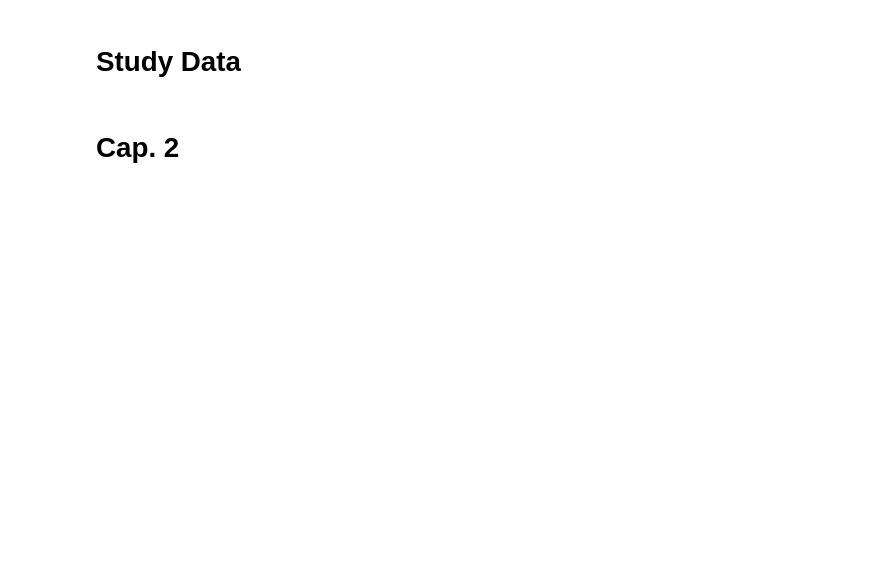
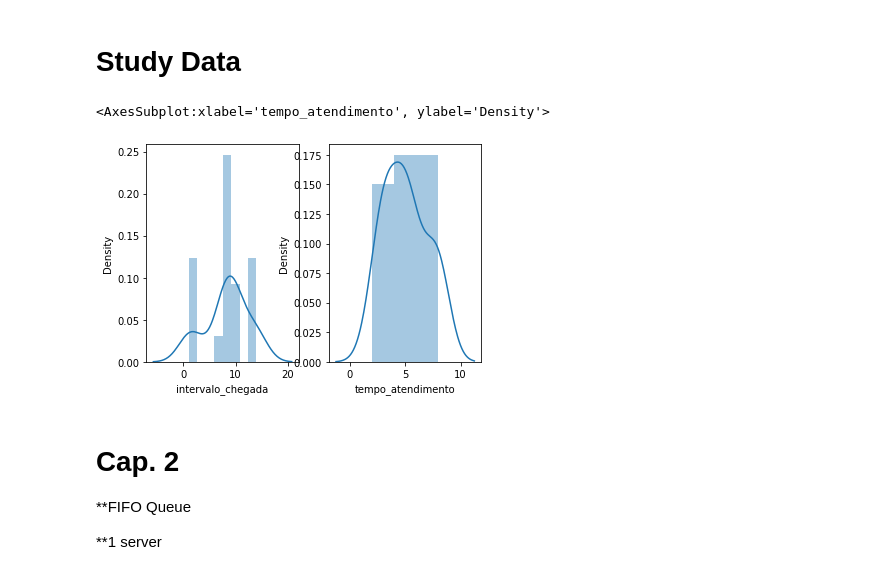
Before and after one commit to danjaca/queueing_theory_and_sim, a Jupyter notebook: queueing_theory_exercises.ipynb, the cells around one changed output. Saved outputs shown, nothing was run; the diff lists cells and outputs as text; code cells hidden in the pictures; blank space fills up the shorter version.

```diff
--- a/queueing_theory_exercises.ipynb
+++ b/queueing_theory_exercises.ipynb
@@ -10,8 +12,21 @@ duracao = [5,5,3,3,6,7,6,8,2,5,8,8,8,3,4,3,3,4,5,5]
 
 clientes= {'cliente':cliente,'intervalo_chegada':intervalo,'tempo_atendimento':duracao}
 data = pd.DataFrame(clientes)
+# %%
+plt.subplot(1,2,1)
+sns.distplot(data['intervalo_chegada'])
+
+plt.subplot(1,2,2)
+sns.distplot(data['tempo_atendimento'])
+# %% [output]
+<AxesSubplot:xlabel='tempo_atendimento', ylabel='Density'>
+[figure, added]
 # %% [markdown]
 # Cap. 2
+
+**FIFO Queue
+
+**1 server
 # %%
 def discrete_sim_cap2(data,tempo,verbose=False):
     servidor1 = []
```
Also changed, not shown: parts of 4 cells of this notebook.
